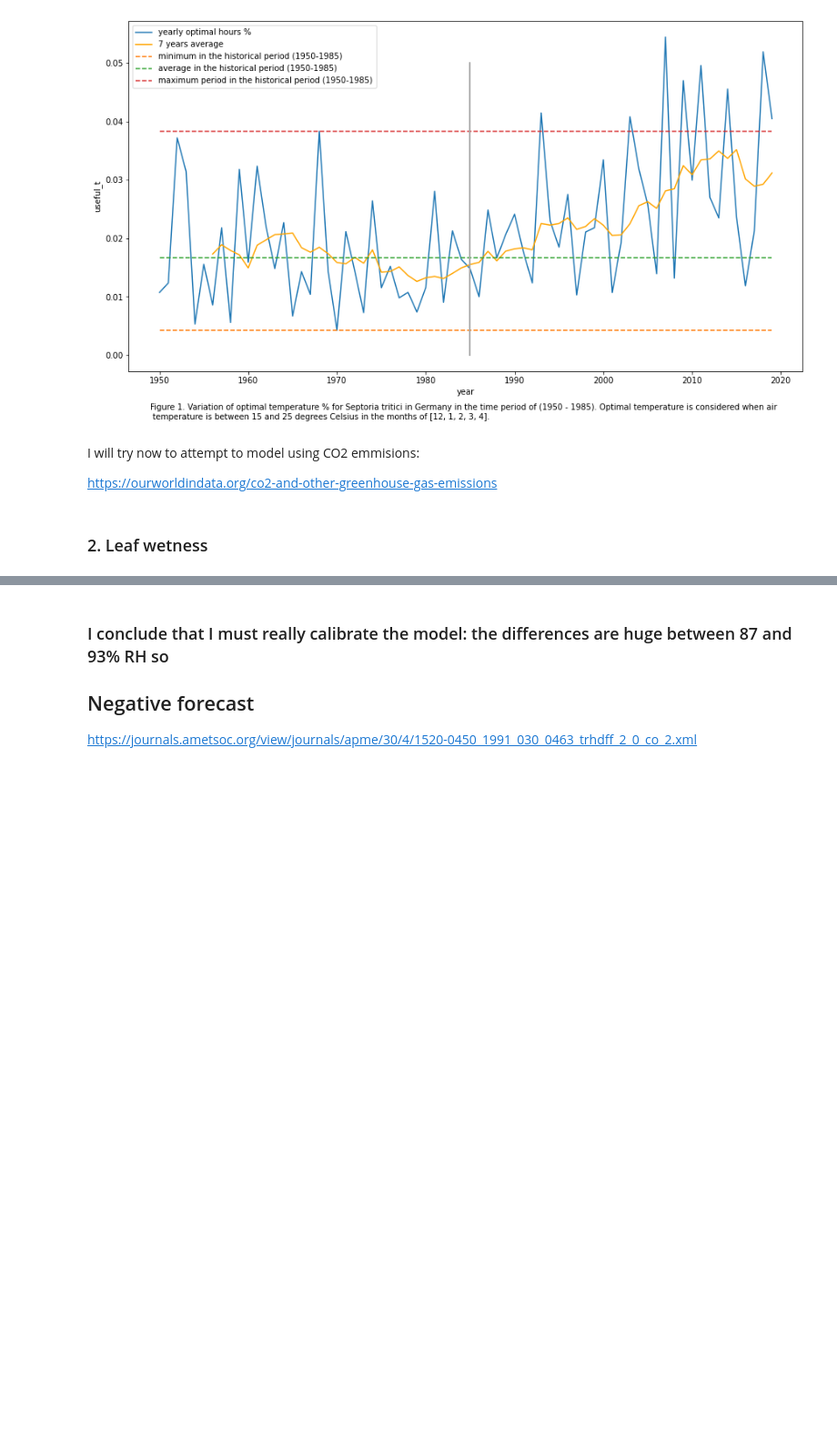
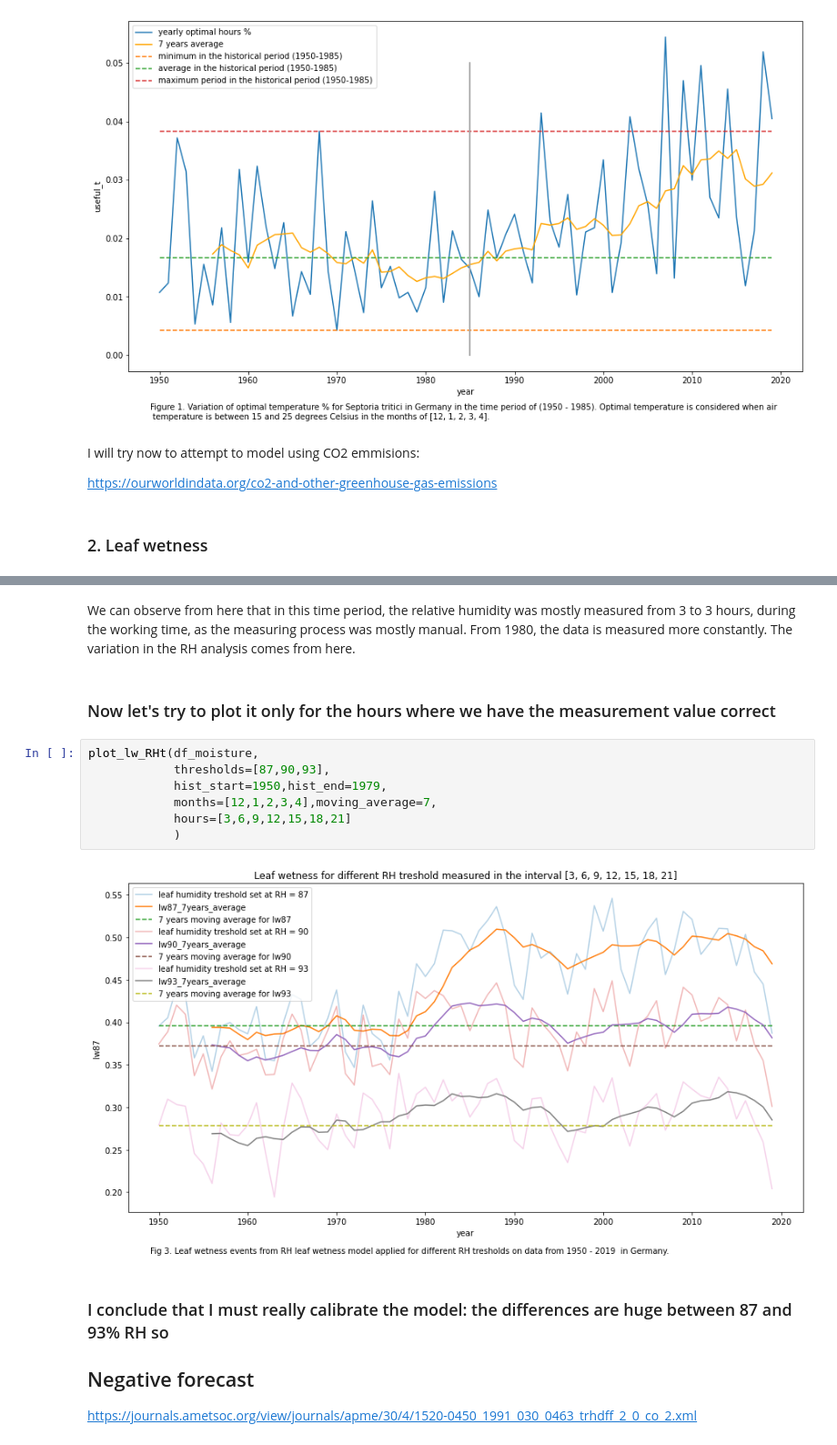
Before and after one commit to serbanradulescu/master_thesis, a Jupyter notebook: project.ipynb, the cells around one changed output, grey strips where cells are left out. Shown at 91% size. Cells and saved outputs as stored; diff of their text form; blank space fills up the shorter version.

```diff
--- a/project.ipynb
+++ b/project.ipynb
@@ -155,3 +145,17 @@ Text(0.15, 0.061, 'Fig 2. Leaf wetness events from RH leaf wetness model applied
+# %% [markdown]
+We can observe from here that in this time period, the relative humidity was mostly measured from 3 to 3 hours, during the working time, as the measuring process was mostly manual.
+From 1980, the data is measured more constantly. The variation in the RH analysis comes from here.
+# %% [markdown]
+### Now let's try to plot it only for the hours where we have the measurement value correct
+# %%
+plot_lw_RHt(df_moisture,
+            thresholds=[87,90,93],
+            hist_start=1950,hist_end=1979,
+            months=[12,1,2,3,4],moving_average=7,
+            hours=[3,6,9,12,15,18,21]
+            )
+# %% [output]
+[figure, added]
 # %% [markdown]
 ### I conclude that I must really calibrate the model: the differences are huge between 87 and 93% RH so
 
```
Also changed, not shown: parts of 12 cells of this notebook, 1 other file.
